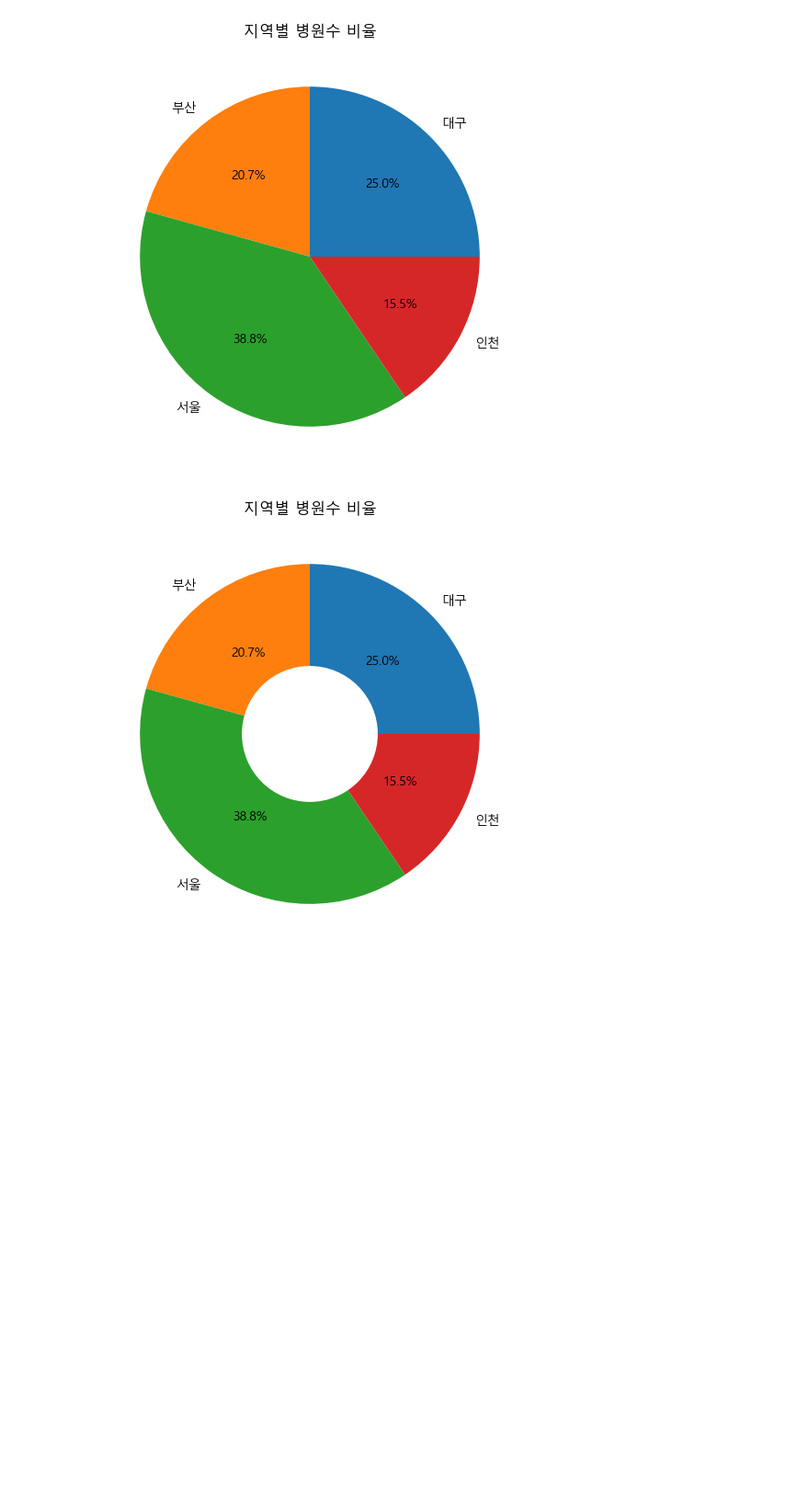
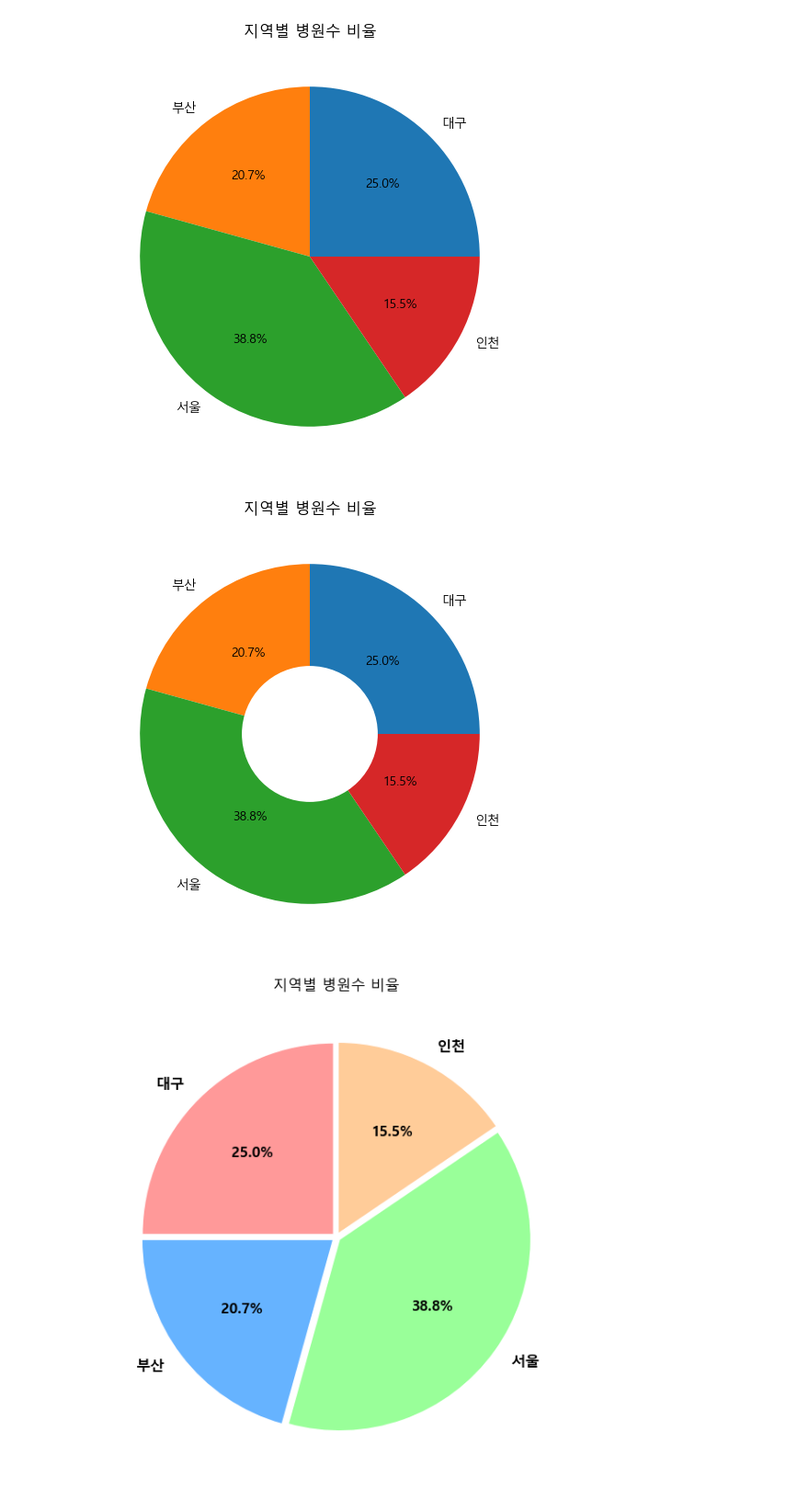
Before and after one commit to jhoj0423/Python2026, a Jupyter notebook: jupyter/pie_graph.ipynb, the cells around one changed output. Shown at 92% size. Cells and saved outputs as stored; diff of their text form; code cells hidden in the pictures; blank space fills up the shorter version.

```diff
--- a/jupyter/pie_graph.ipynb
+++ b/jupyter/pie_graph.ipynb
@@ -105,3 +105,68 @@ plt.title('지역별 병원수 비율')
 plt.show()
 # %% [output]
 [figure]
+# %%
+#반드시 pandas는 import해서 사용
+
+import pandas as pd
+# matplotlib 매트플롯립도 반드시 import해서 사용한다.
+import matplotlib.pyplot as plt
+
+import seaborn as sns
+
+#epdlxj todtjdgkrl
+df1 = pd.DataFrame({
+    "지역":["서울","부산","대구"],
+    "총인구":[1000000,300000,200000]
+})
+
+df2 = pd.DataFrame({
+    "지역":["서울","부산","인천"],
+    "병원수":[150,80,60]
+})
+
+# 데이터 전처리를 위해 merge(병합)을 진행한다.
+# outer로 병합하여 df1, df2합집합이 된다
+merged = pd.merge(df1, df2, on="지역",how="outer")
+
+#결측치 처리를 진행한다.
+#결측치는 병원수와, 총인구의 평균으로 정의한다
+merged['총인구'] = merged['총인구'].fillna(merged['총인구'].mean())
+merged['병원수'] = merged['병원수'].fillna(merged['병원수'].mean())
+merged
+
+#--------------------------------------
+
+#반드시 한글 깨짐 현상 코드를 삽입한다.
+
+plt.rcParams['font.family'] = 'Malgun Gothic'
+plt.rcParams['axes.unicode_minus'] = False
+
+
+colors = ['#ff9999','#66b3ff','#99ff99','#ffcc99']
+
+plt.figure(figsize=(6,6))
+#원형 드래프 만들기 : plt.pie(항목)
+# labels = merged['지역'] => 원형 그래프 각 조각의 이름
+# autopct = '%1.1f%%' => 원형 그래프 각 조각의 백분율 출력
+# startangle = 90 => 원형 그래프의 시작위치 90 이면 위족부터 시작
+
+#colors = colors => 각 조각 색상지정 , wedgeprops=('edgecolor':'white') => 각 조각 사이의 흰색 경계선 출력
+#explode 설정 => explode = [0.05] * len(merged)
+# [0.05],[0.05],[0.05],[0.05] 사이가 벌려진다
+explode = [0.02] * len(merged)
+
+
+plt.pie(merged['병원수'],labels=merged['지역'],autopct='%1.1f%%',startangle = 90,
+        colors = colors,
+        explode=explode, # 각조각의 사이를 얼마나 벌릴지 지정
+        wedgeprops={'edgecolor':'white'},
+        textprops={'fontsize':12,'fontweight':'bold','color':'black'}
+       )
+
+#원형 그래프는 x,y축이 필요하지 않는다
+plt.title('지역별 병원수 비율')
+plt.tight_layout()
+plt.show()
+# %% [output]
+[figure, added]
```
Also changed, not shown: parts of 1 cell of this notebook, 5 other files.
